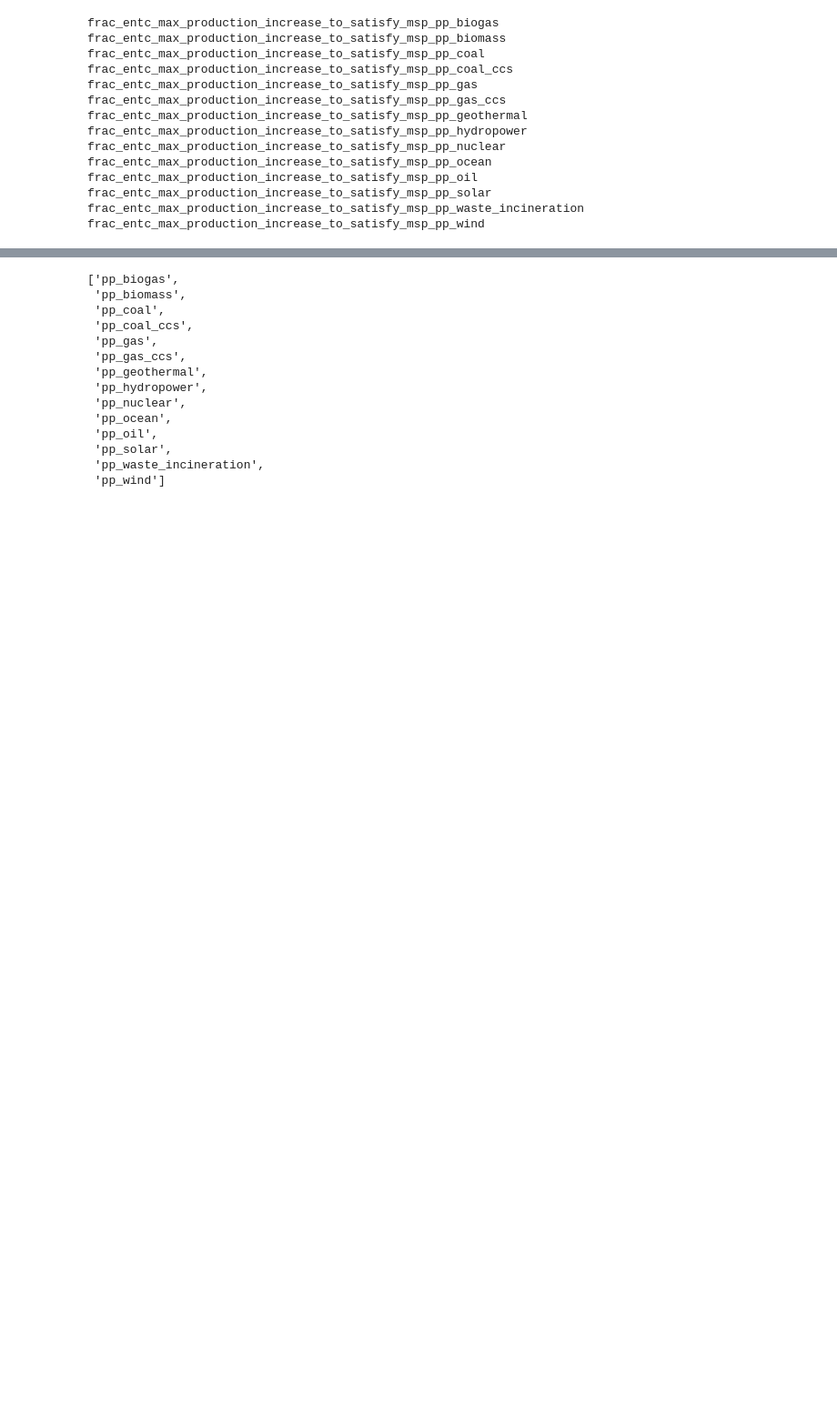
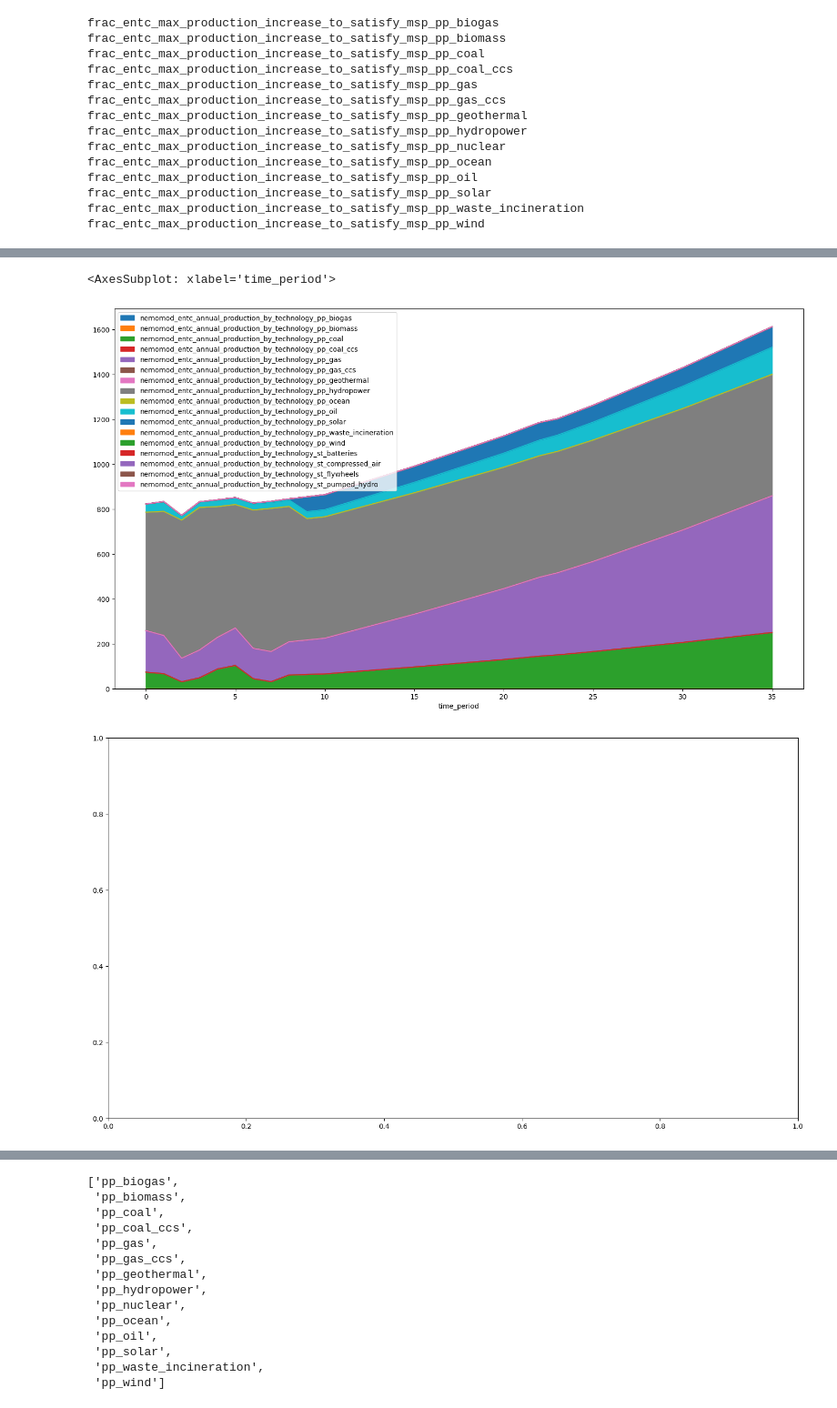
Before and after one commit to jarojasag/lac_decarbonization, a Jupyter notebook: python/build_energy.ipynb, the cells around one changed output, grey strips where cells are left out. Shown at 91% size. Saved outputs shown, nothing was run; the diff lists cells and outputs as text; code cells hidden in the pictures; blank space fills up the shorter version.

```diff
--- a/python/build_energy.ipynb
+++ b/python/build_energy.ipynb
@@ -135,7 +135,7 @@ attr_strat = sa.model_attributes.dict_attributes.get("dim_strategy_id")
 model_afolu = mafl.AFOLU(sa.model_attributes);
 model_circecon = mc.CircularEconomy(sa.model_attributes);
 model_ippu = mi.IPPU(sa.model_attributes);
-model_elec = ml.ElectricEnergy(sa.model_attributes, sa.dir_jl, sa.dir_ref_nemo, logger = logger, initialize_julia = False);
+model_elec = ml.ElectricEnergy(sa.model_attributes, sa.dir_jl, sa.dir_ref_nemo, logger = logger, initialize_julia = True);
 model_energy = me.NonElectricEnergy(sa.model_attributes);
 
 
@@ -222,12 +222,13 @@ def run_strat(
     df_cs_integrated = sf.merge_output_df_list([df_cs_integrated, df_project_en], sa.model_attributes, "concatenate")
 
 
-    if False:
+    df_elec = None
+    if True:
         os.remove(sa.fp_sqlite_nemomod_db_tmp) if os.path.exists(sa.fp_sqlite_nemomod_db_tmp) else None
         engine = sqlalchemy.create_engine(f"sqlite:///{sa.fp_sqlite_nemomod_db_tmp}")
         t0 = time.time()
         df_elec = model_elec.project(df_cs_integrated, engine = engine, regions = "brazil")
         t1 = time.time()
 
-    return df_cs_integrated
+    return df_cs_integrated, df_elec
 # %% [output]
@@ -240,5 +303,11 @@ def run_strat(
 #    df["y"].isin([1000])
 #]["val"].sum()
 
-df_elec_trajectories = run_strat(0, df_cs_integrated_0, df_fake_data_0)
-df_0msp = model_elec.format_nemomod_table_min_share_production(df_elec_trajectories).get("MinShareProduction")
+df_elec_trajectories, df_elec = run_strat(0, df_cs_integrated_0, df_fake_data_0)
+#df_0msp = model_elec.format_nemomod_table_min_share_production(df_elec_trajectories).get("MinShareProduction")
+
+dict_lim = model_elec.format_nemomod_table_total_technology_activity_upper_limit(df_elec_trajectories)
+#df = dict_lim.get("TotalTechnologyAnnualActivityLowerLimit")
+#t0 = time.time()
+#arr_entc_msp, arr_entc_activity_limits = model_elec.get_entc_maxprod_increase_adjusted_msp(df_elec_trajectories)
+#print(sf.get_time_elapsed(t0, n_digits = 4))
@@ -244,0 +325,23 @@ df_0msp = model_elec.format_nemomod_table_min_share_production(df_elec_trajector
+# %%
+##  WITHOUT CONTROL IN PLACE
+df = sa.model_attributes.get_standard_variables(
+    df_elec,
+    model_elec.modvar_entc_nemomod_production_by_technology
+)
+df = pd.concat(
+    [
+        df[[x for x in df.columns if ("nuclear" not in x) and ("crude" not in x)]],
+        df_elec[["time_period"]]
+    ],
+    axis = 1
+)
+
+fig, ax = plt.subplots(figsize = (18, 10))
+fig, ax2 = plt.subplots(figsize = (18, 10))
+df.plot.area(x = "time_period", ax = ax)
+
+#df[["time_period"] + [x for x in df.columns if "hydropower" in x]].plot.area(x = "time_period", ax = ax2)
+# %% [output]
+<AxesSubplot: xlabel='time_period'>
+[figure, added]
+[figure, added]
```
Also changed, not shown: parts of 12 cells of this notebook, 39 other files.
